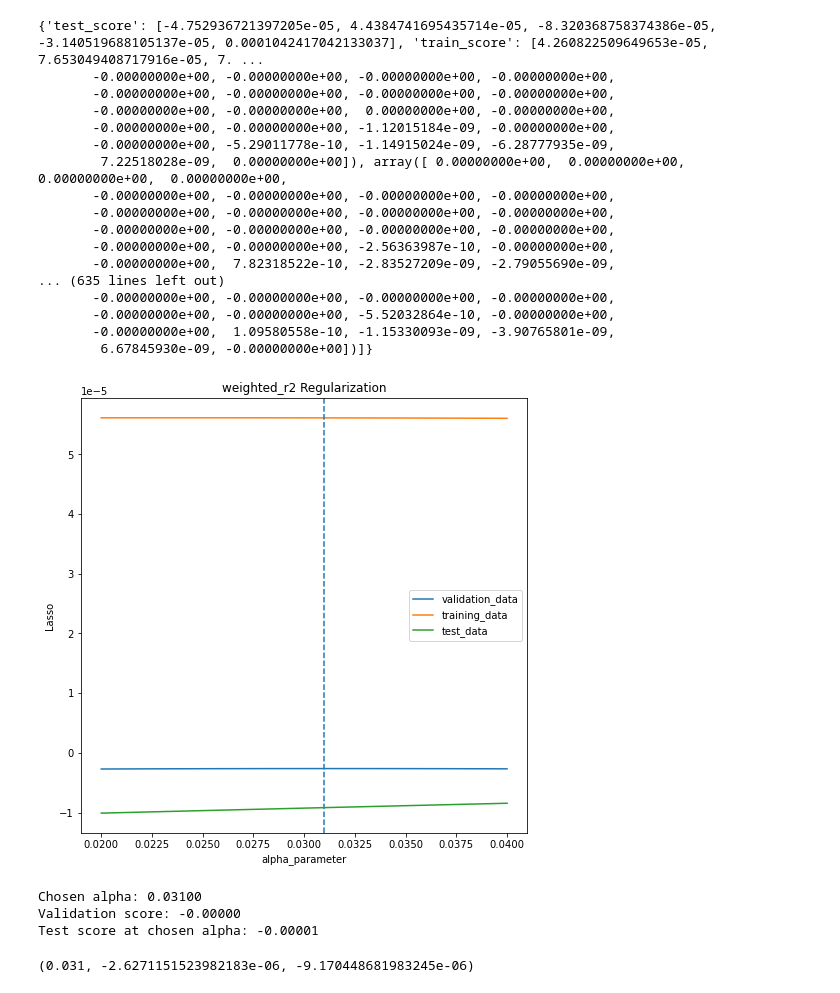
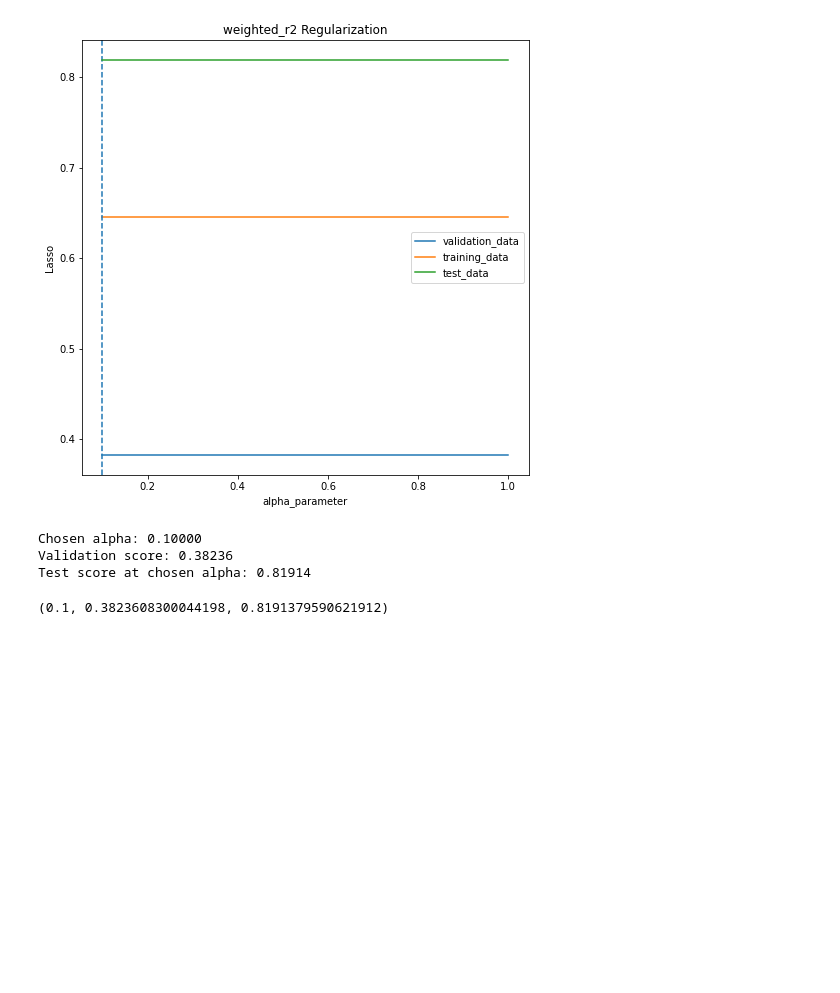
Before and after one commit to kkmumu/MTH-9899-Data-Science-II-Project, a Jupyter notebook: Models/regmodel.ipynb, the cells around one changed output. Drawn from its saved outputs; the diff is of its cells as text; code cells hidden in the pictures; blank space fills up the shorter version.

```diff
--- a/Models/regmodel.ipynb
+++ b/Models/regmodel.ipynb
@@ -361,30 +580,13 @@ Test score at chosen alpha: -0.00001
 # %%
 # wide search
 # lasso model
-lasso_alphas = np.linspace(0.02, 0.04, 21)
-regmodel_hyperparameter_tuning(lasso_alphas, X_train, y_train,
-                               n_splits = 5,  how_cv = "walk_forwarding", model_name = 'Lasso', X_test = X_test, y_test = y_test,
+lasso_alphas = np.linspace(0.1, 1, 21)
+regmodel_hyperparameter_tuning(lasso_alphas, X_train_scaled, y_train,
+                               n_splits = 5,  how_cv = "rolling", model_name = 'Lasso', X_test = X_test_scaled, y_test = y_test,
                                draw_plot = True, filename = 'lasso_wide_search')
 # %% [output]
+[figure, new version]
-{'test_score': [-4.752936721397205e-05, 4.4384741695435714e-05, -8.320368758374386e-05, -3.140519688105137e-05, 0.0001042417042133037], 'train_score': [4.260822509649653e-05, 7.653049408717916e-05, 7. ...
-       -0.00000000e+00, -0.00000000e+00, -0.00000000e+00, -0.00000000e+00,
-       -0.00000000e+00, -0.00000000e+00, -0.00000000e+00, -0.00000000e+00,
-       -0.00000000e+00, -0.00000000e+00,  0.00000000e+00, -0.00000000e+00,
-       -0.00000000e+00, -0.00000000e+00, -1.12015184e-09, -0.00000000e+00,
-       -0.00000000e+00, -5.29011778e-10, -1.14915024e-09, -6.28777935e-09,
-        7.22518028e-09,  0.00000000e+00]), array([ 0.00000000e+00,  0.00000000e+00,  0.00000000e+00,  0.00000000e+00,
-       -0.00000000e+00, -0.00000000e+00, -0.00000000e+00, -0.00000000e+00,
-       -0.00000000e+00, -0.00000000e+00, -0.00000000e+00, -0.00000000e+00,
-       -0.00000000e+00, -0.00000000e+00, -0.00000000e+00, -0.00000000e+00,
-       -0.00000000e+00, -0.00000000e+00, -2.56363987e-10, -0.00000000e+00,
-       -0.00000000e+00,  7.82318522e-10, -2.83527209e-09, -2.79055690e-09,
-... (635 lines left out)
-       -0.00000000e+00, -0.00000000e+00, -0.00000000e+00, -0.00000000e+00,
-       -0.00000000e+00, -0.00000000e+00, -5.52032864e-10, -0.00000000e+00,
-       -0.00000000e+00,  1.09580558e-10, -1.15330093e-09, -3.90765801e-09,
-        6.67845930e-09, -0.00000000e+00])]}
+Chosen alpha: 0.10000
+Validation score: 0.38236
+Test score at chosen alpha: 0.81914
-[figure, old version]
-Chosen alpha: 0.03100
-Validation score: -0.00000
-Test score at chosen alpha: -0.00001
+(0.1, 0.3823608300044198, 0.8191379590621912)
-(0.031, -2.6271151523982183e-06, -9.170448681983245e-06)
```
Also changed, not shown: parts of 43 cells of this notebook.
